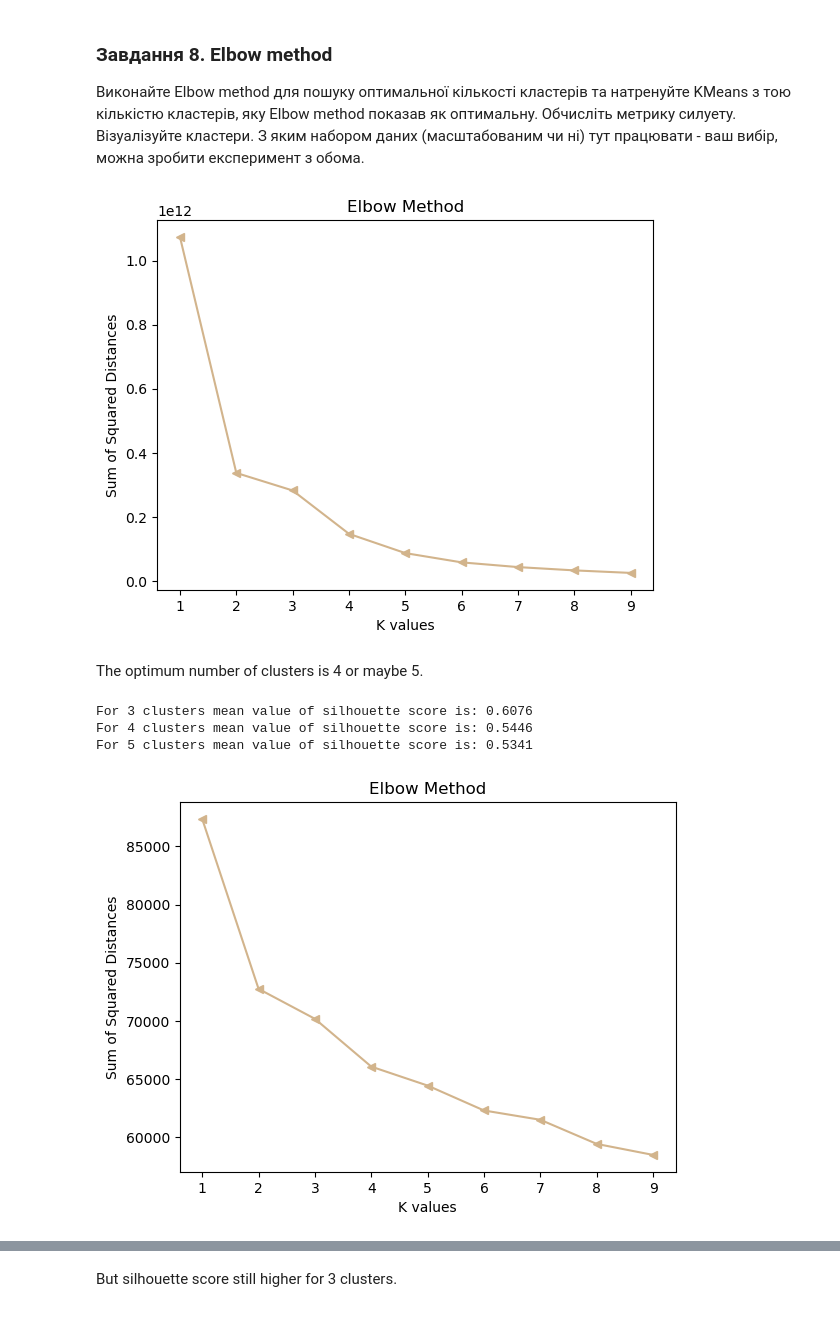
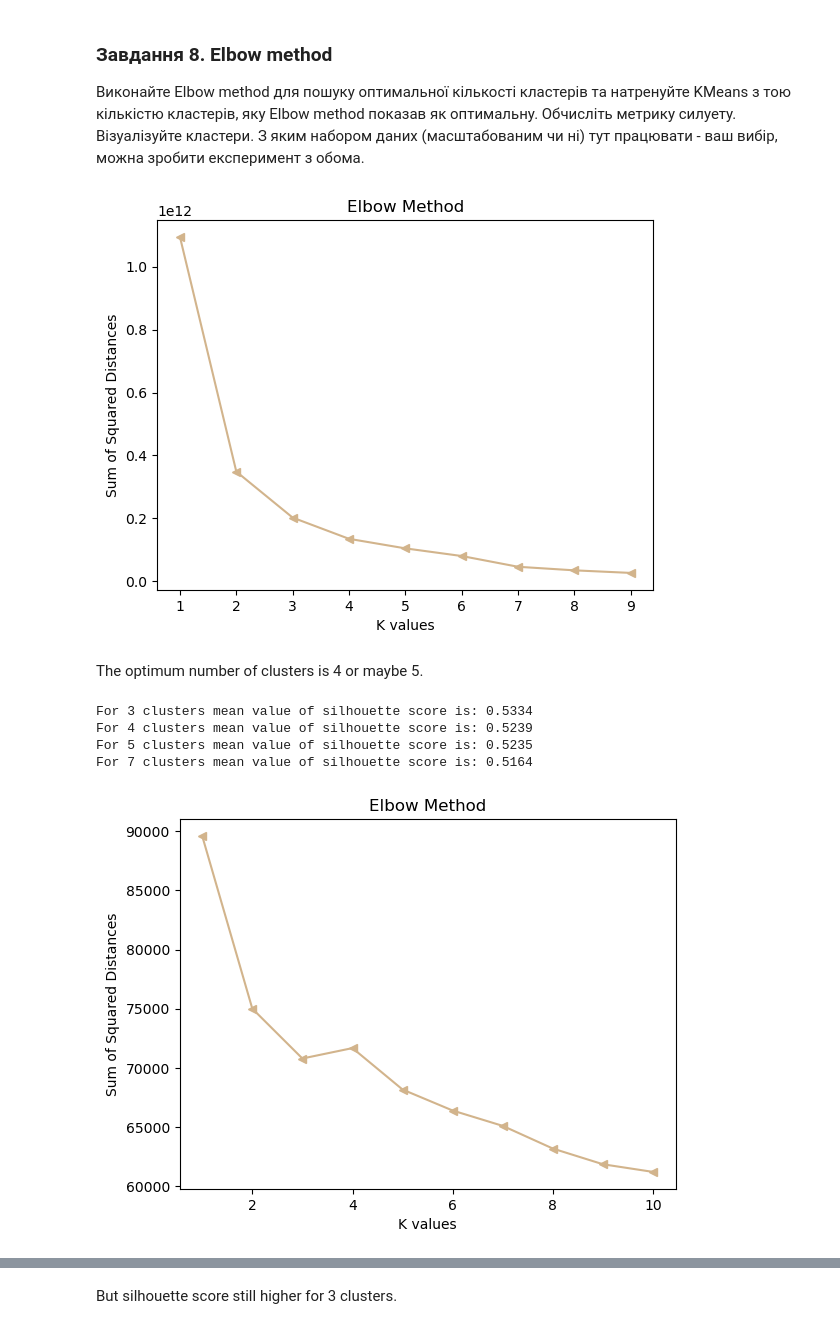
Before and after one commit to nvkoval/ML_for_people_course, a Jupyter notebook: HW_3_1_Clustering_algorithms.ipynb, the cells around one changed output, grey strips where cells are left out. Drawn from its saved outputs; the diff is of its cells as text; code cells hidden in the pictures.

Commit message:
Change approach to fill missing values

```diff
--- a/HW_3_1_Clustering_algorithms.ipynb
+++ b/HW_3_1_Clustering_algorithms.ipynb
@@ -143,5 +144,6 @@ Thus, imputing with the mode (7500) is preferred to avoid bias and retain all av
 # %%
-data['Income'] = data['Income'].fillna(data['Income'].mode()[0])
+data['Income_not_filled'] = data['Income'].isna()
+data['Income'] = data['Income'].fillna(-1)
 # %% [markdown]
 ### **Завдання 3.** Categorical and Date columns
 У нас є декілька колонок з категоріальними значеннями та одна колонка з датою. Як би ви обробили ці колонки для того, аби передати їх в алгоритм кластеризації?
@@ -455,5 +458,5 @@ Having customers with such income likely results from data entry error. Let's re
 # %%
-data.loc[data['Income'].argmax(), 'Income'] = data['Income'].median()
+data.loc[data['Income'].argmax(), 'Income'] = -1
 # %% [markdown]
 #### Analyze outliers
 # %%
@@ -634,23 +637,24 @@ K = range(1, 10)
 
 elbow_method(X, K)
 # %% [output]
-[figure, old version]
+[figure, new version]
 # %% [markdown]
 The optimum number of clusters is 4 or maybe 5.
 # %%
-for k in [3, 4, 5]:
+for k in [3, 4, 5, 7]:
     kmeans = KMeans(n_clusters=k, random_state=42)
     cluster_labels = kmeans.fit_predict(X)
 
     silhouette_avg = silhouette_score(X, cluster_labels)
     print(f"For {k} clusters mean value of silhouette score is: {silhouette_avg:.4f}")
 # %% [output]
-For 3 clusters mean value of silhouette score is: 0.6076
-For 4 clusters mean value of silhouette score is: 0.5446
-For 5 clusters mean value of silhouette score is: 0.5341
+For 3 clusters mean value of silhouette score is: 0.5334
+For 4 clusters mean value of silhouette score is: 0.5239
+For 5 clusters mean value of silhouette score is: 0.5235
+For 7 clusters mean value of silhouette score is: 0.5164
 # %%
-K = range(1, 10)
+K = range(1, 11)
 elbow_method(X_scaler, K)
 # %% [output]
-[figure, old version]
+[figure, new version]
 # %% [markdown]
```
Also changed, not shown: parts of 38 cells of this notebook.
